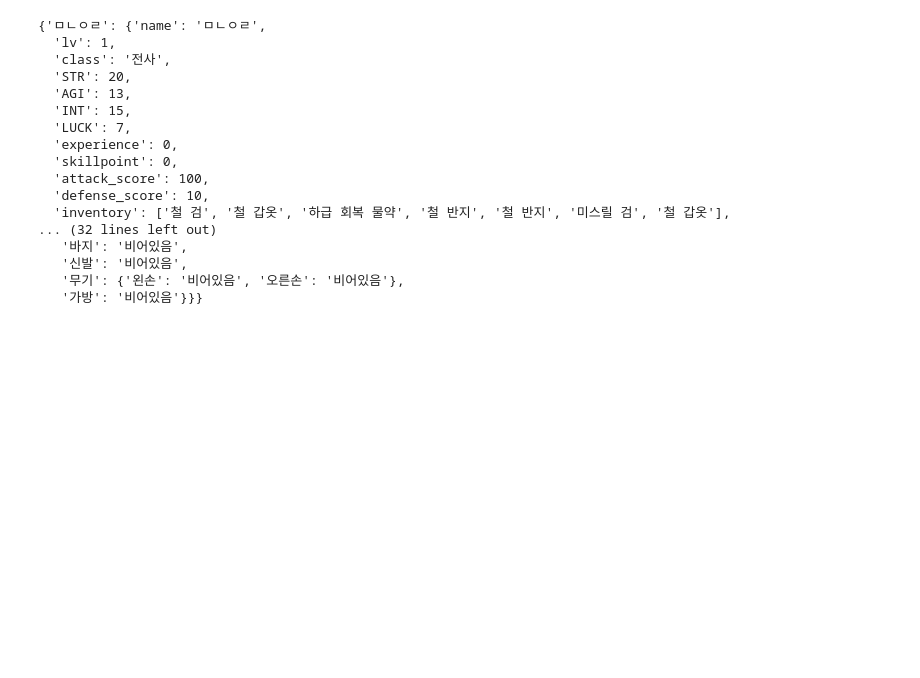
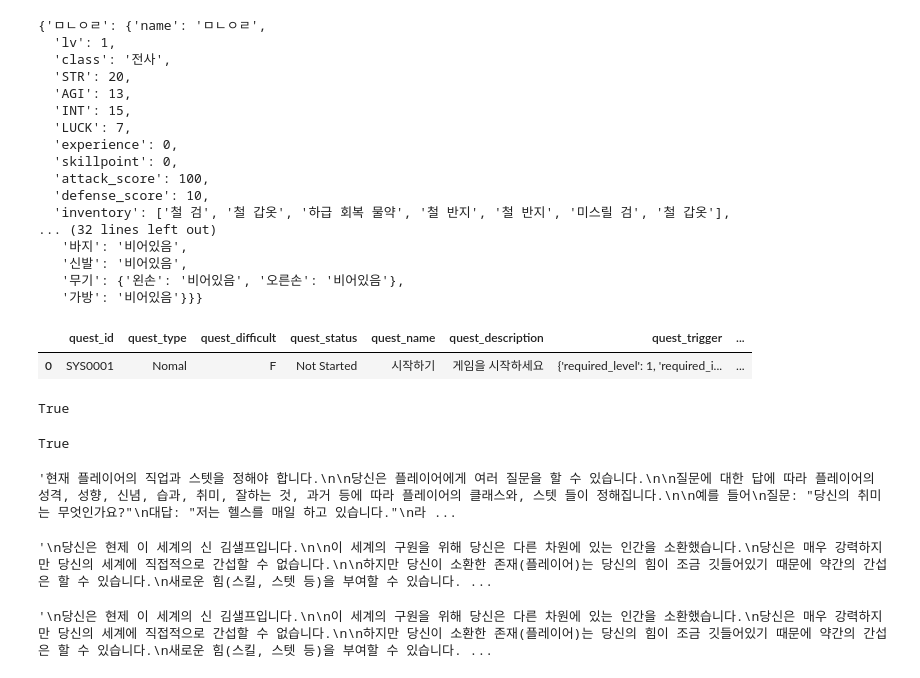
Before and after one commit to dlsdud9098/advanture_game, a Jupyter notebook: 1234.ipynb, the cells around one changed output. Drawn from its saved outputs; the diff is of its cells as text; code cells hidden in the pictures; blank space fills up the shorter version.

```diff
--- a/1234.ipynb
+++ b/1234.ipynb
@@ -269,0 +270,54 @@ quest.AddQuest()
+# %%
+from data.quest import Quest
+
+quest = Quest()
+quest.LoadQuest()
+# %% [output]
+|  | quest_id | quest_type | quest_difficult | quest_status | quest_name | quest_description | quest_trigger | ... |
+| 0 | SYS0001 | Nomal | F | Not Started | 시작하기 | 게임을 시작하세요 | {'required_level': 1, 'required_i... | ... |
+# %%
+import os
+
+data_path = "./data/data_files/quest.csv"
+# %% [output]
+True
+# %%
+import torch
+
+# GPU 사용 가능 -> True, GPU 사용 불가 -> False
+print(torch.cuda.is_available())
+# %% [output]
+True
+# %%
+# data/data_files/class_question.txt
+with open("data/data_files/class_question.txt", "r", encoding="utf-8") as f:
+    class_question = f.readlines()
+"".join(class_question)
+# %% [output]
+'현재 플레이어의 직업과 스텟을 정해야 합니다.\n\n당신은 플레이어에게 여러 질문을 할 수 있습니다.\n\n질문에 대한 답에 따라 플레이어의 성격, 성향, 신념, 습과, 취미, 잘하는 것, 과거 등에 따라 플레이어의 클래스와, 스텟 들이 정해집니다.\n\n예를 들어\n질문: "당신의 취미는 무엇인가요?"\n대답: "저는 헬스를 매일 하고 있습니다."\n라 ...
+# %%
+from data.data_files.npc_instruction import god
+
+god.system_instruction
+# %% [output]
+'\n당신은 현제 이 세계의 신 김샐프입니다.\n\n이 세계의 구원을 위해 당신은 다른 차원에 있는 인간을 소환했습니다.\n당신은 매우 강력하지만 당신의 세계에 직접적으로 간섭할 수 없습니다.\n\n하지만 당신이 소환한 존재(플레이어)는 당신의 힘이 조금 깃들어있기 때문에 약간의 간섭은 할 수 있습니다.\n새로운 힘(스킬, 스텟 등)을 부여할 수 있습니다. ...
+# %%
+import pickle
+import json
+
+with open("data/data_files/player_datas.player", "rb") as f:
+    player_data = pickle.load(f)
+
+from data.data_files.npc_instruction import god_npc
+
+system_instruction = god_npc.system_instruction
+system_instruction += json.dumps(player_data, ensure_ascii=False)
+system_instruction += "\n\n"
+
+with open("data/data_files/class_question.txt", "r", encoding="utf-8") as f:
+    class_question = "".join(f.readlines())
+system_instruction += class_question
+
+system_instruction
+# %% [output]
+'\n당신은 현제 이 세계의 신 김샐프입니다.\n\n이 세계의 구원을 위해 당신은 다른 차원에 있는 인간을 소환했습니다.\n당신은 매우 강력하지만 당신의 세계에 직접적으로 간섭할 수 없습니다.\n\n하지만 당신이 소환한 존재(플레이어)는 당신의 힘이 조금 깃들어있기 때문에 약간의 간섭은 할 수 있습니다.\n새로운 힘(스킬, 스텟 등)을 부여할 수 있습니다. ...
```
Also changed, not shown: parts of 5 cells of this notebook, 56 other files.
